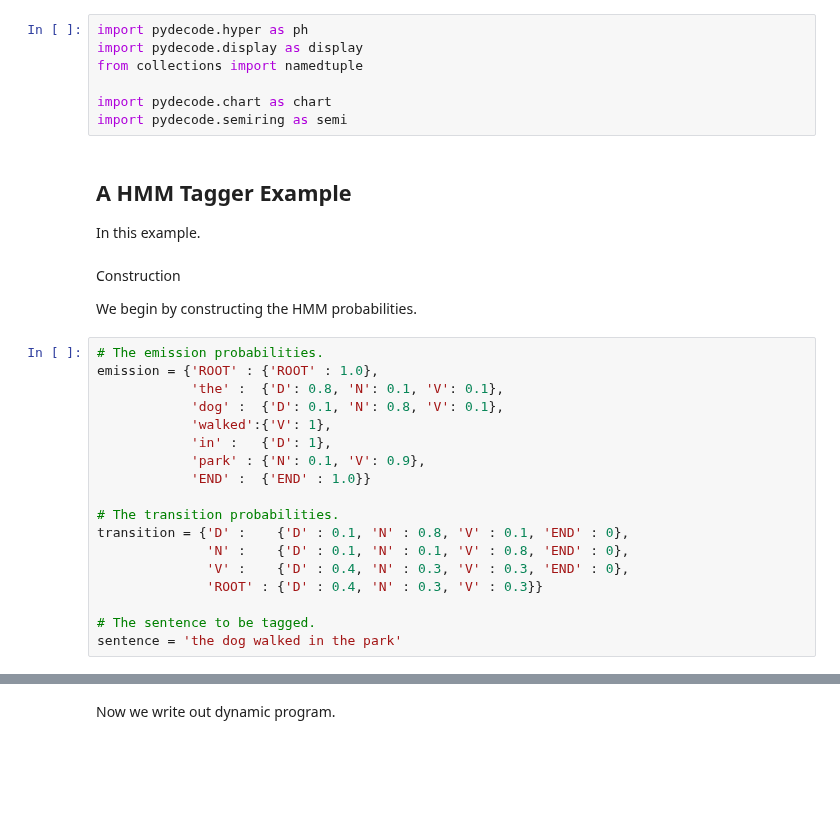
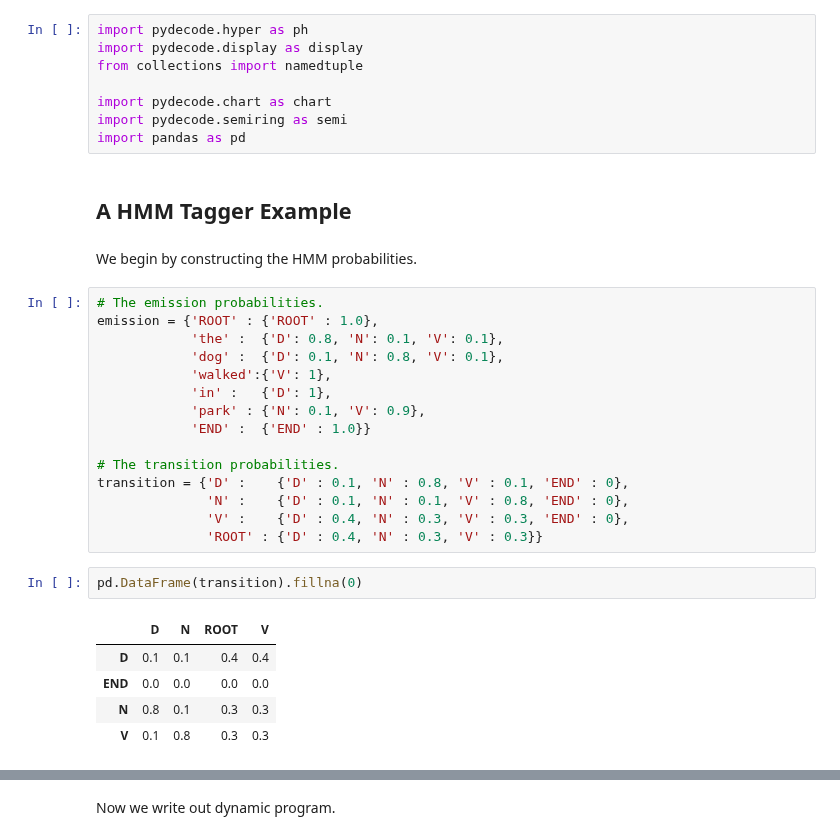
Before and after one commit to srush/PyDecode, a Jupyter notebook: notebooks/hmm.ipynb, the cells around one changed output, grey strips where cells are left out. Cells and saved outputs as stored; diff of their text form; blank space fills up the shorter version.

```diff
--- a/notebooks/hmm.ipynb
+++ b/notebooks/hmm.ipynb
@@ -5,15 +5,11 @@ from collections import namedtuple
 
 import pydecode.chart as chart
 import pydecode.semiring as semi
+import pandas as pd
 # %% [markdown]
 A HMM Tagger Example
 -------------------------
-
-In this example.
 # %% [markdown]
-
-Construction
-
 We begin by constructing the HMM probabilities.
 # %%
 # The emission probabilities.
@@ -30,6 +26,11 @@ transition = {'D' :    {'D' : 0.1, 'N' : 0.8, 'V' : 0.1, 'END' : 0},
               'N' :    {'D' : 0.1, 'N' : 0.1, 'V' : 0.8, 'END' : 0},
               'V' :    {'D' : 0.4, 'N' : 0.3, 'V' : 0.3, 'END' : 0},
               'ROOT' : {'D' : 0.4, 'N' : 0.3, 'V' : 0.3}}
-
-# The sentence to be tagged.
-sentence = 'the dog walked in the park'
+# %%
+pd.DataFrame(transition).fillna(0)
+# %% [output]
+|  | D | N | ROOT | V |
+| D | 0.1 | 0.1 | 0.4 | 0.4 |
+| END | 0.0 | 0.0 | 0.0 | 0.0 |
+| N | 0.8 | 0.1 | 0.3 | 0.3 |
+| V | 0.1 | 0.8 | 0.3 | 0.3 |
```
Also changed, not shown: parts of 17 cells of this notebook, 4 other files.
